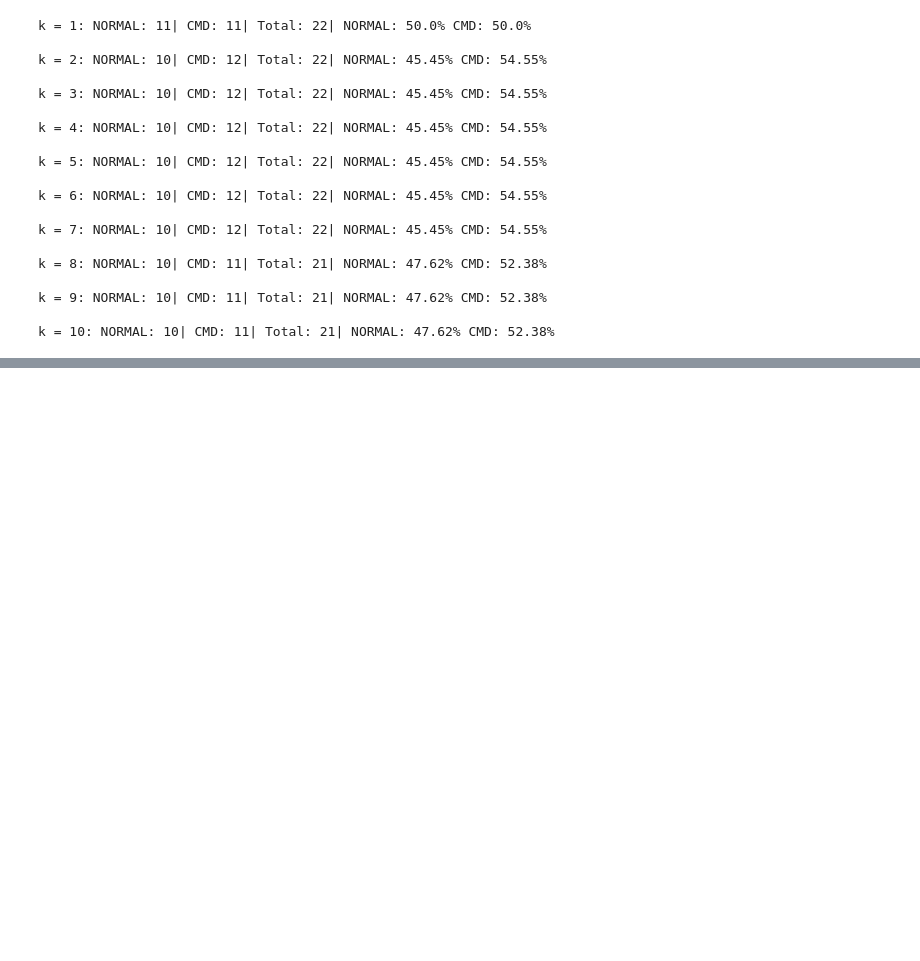
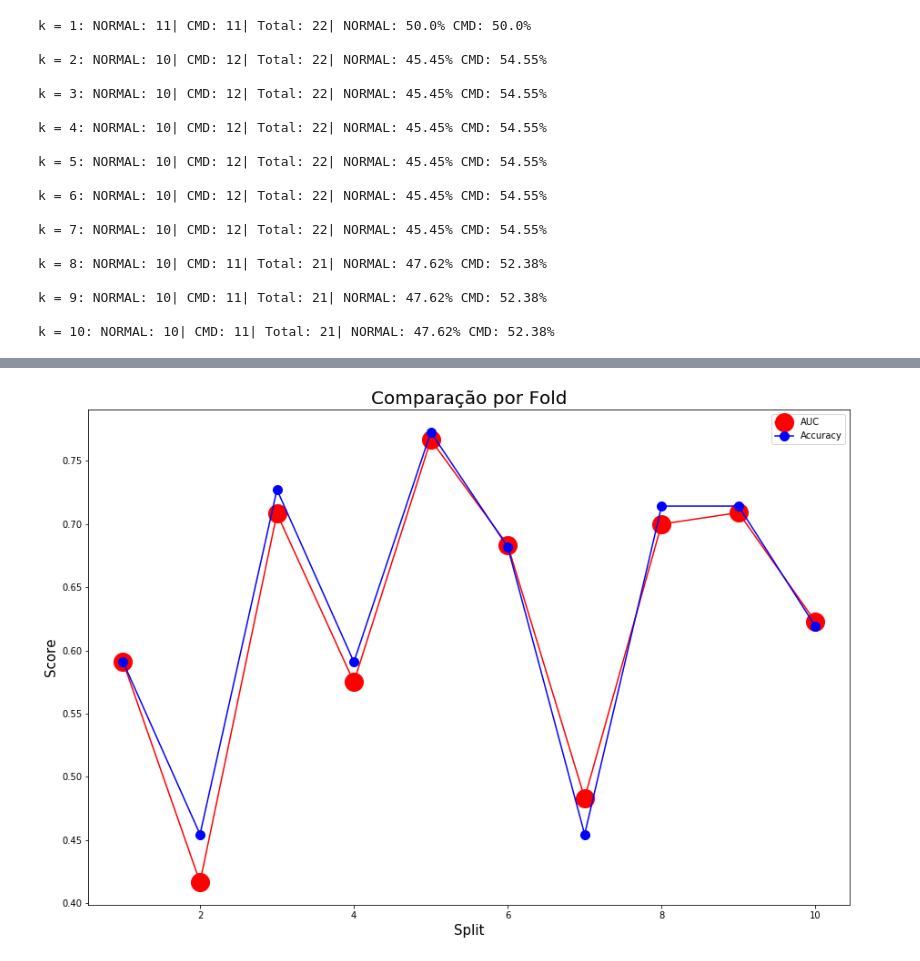
Before and after one commit to diegodedize/Rec_Padroes_PPGI_2020, a Jupyter notebook: NOTEBOOKS/DD_Rec_Padroes_imagens_coronarias.ipynb, the cells around one changed output, grey strips where cells are left out. Drawn from its saved outputs; the diff is of its cells as text; code cells hidden in the pictures; blank space fills up the shorter version.

```diff
--- a/NOTEBOOKS/DD_Rec_Padroes_imagens_coronarias.ipynb
+++ b/NOTEBOOKS/DD_Rec_Padroes_imagens_coronarias.ipynb
@@ -836,0 +860,20 @@ k = 10: NORMAL: 10| CMD: 11| Total: 21| NORMAL: 47.62% CMD: 52.38%
+# %%
+# Transformando para numpy
+XX = dfx1.to_numpy()
+
+# Normalizando
+scaler = StandardScaler().fit(XX)
+XX = scaler.transform(XX)
+
+# Removendo a coluna TARGET
+Y = df_nb.loc[:, 'TARGET']
+dfx1 = df_nb.drop('TARGET', axis=1)
+
+# Guardando a quantidade de linhas e colunas
+nrow, ncol = dfx1.shape
+
+# Armazenando as colunas da base alterada
+attributes = list(dfx1.columns)
+
+
+dfx1.head()
@@ -836,0 +887,41 @@ k = 10: NORMAL: 10| CMD: 11| Total: 21| NORMAL: 47.62% CMD: 52.38%
+# %%
+# Gaussian
+k_qtd = 10
+cv = StratifiedKFold(n_splits=k_qtd, shuffle=True, random_state=1)
+
+vauc = []
+vacc = []
+
+ns = 0
+lns = []
+for train_index, test_index in cv.split(XX, Y):
+    ns +=1
+    lns.append(ns)
+
+    x_train, x_test = XX[train_index], XX[test_index]
+    y_train, y_test = Y[train_index], Y[test_index]
+
+    # Treinando e aplicando o modelo NB na base inteira
+    modelGNB = GaussianNB()
+    modelGNB.fit(x_train, y_train)
+    y_pred = modelGNB.predict(x_test)
+    score = accuracy_score(y_pred, y_test)
+
+    # Calculando os resultados da curva roc (vauc) e acurácia (vacc)
+    vauc.append(roc_auc_score(y_test, y_pred))
+    vacc.append(accuracy_score(y_pred, y_test))
+
+    Media_AUC = round((sum(vauc)*100)/k_qtd,2)
+    Media_ACC = round((sum(vauc)*100)/k_qtd,2)
+
+# Gráfico de comparação
+plt.figure(figsize=(15,10))
+plt.plot(lns, vauc, '-ro', label= 'AUC', markersize=20)
+plt.plot(lns, vacc, '-bo', label = 'Accuracy', markersize=10)
+plt.xlabel('Split', fontsize = 15)
+plt.ylabel('Score', fontsize = 15)
+plt.title('Comparação por Fold', fontsize = 20)
+plt.legend()
+plt.show()
+# %% [output]
+[figure, added]
```
Also changed, not shown: parts of 8 cells of this notebook.
